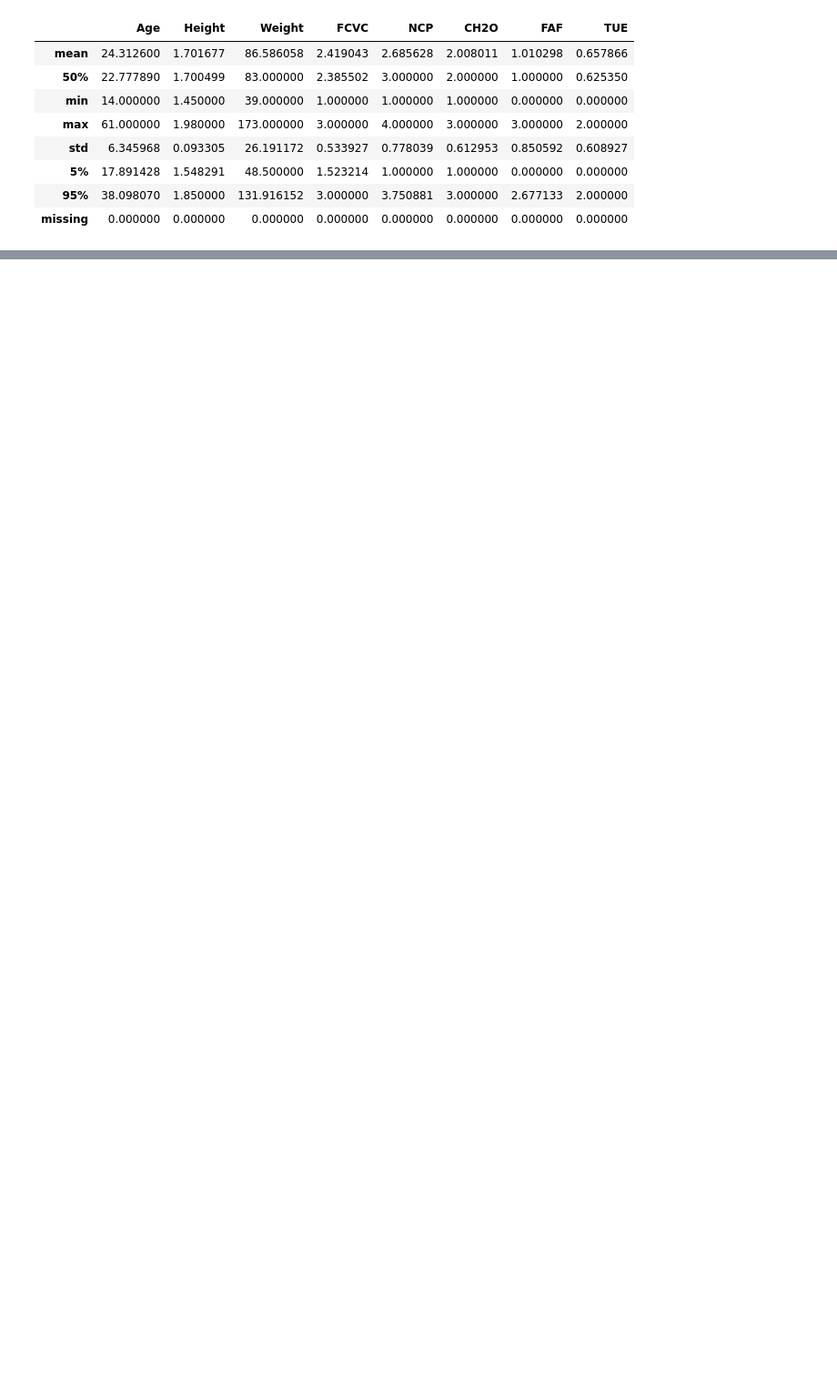
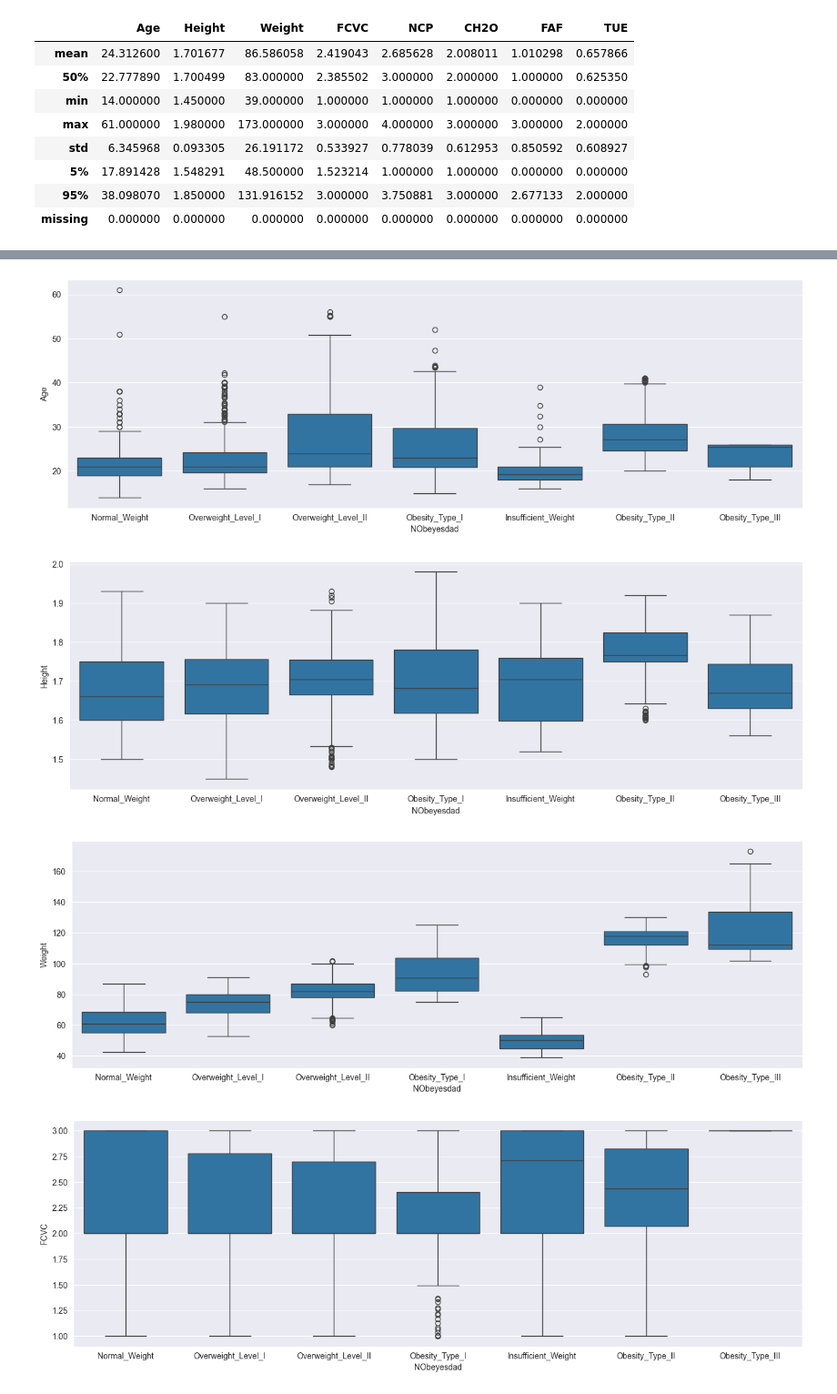
Before and after one commit to DawidWyskwarski/MSID-projekt, a Jupyter notebook: data_analysis_notebook.ipynb, the cells around one changed output, grey strips where cells are left out. Shown at 91% size. Drawn from its saved outputs; the diff is of its cells as text; code cells hidden in the pictures; blank space fills up the shorter version.

```diff
--- a/data_analysis_notebook.ipynb
+++ b/data_analysis_notebook.ipynb
@@ -2,7 +2,7 @@
 import pandas as pd
 from pandas.core.interchange.dataframe_protocol import DataFrame
 
-df = pd.read_csv("ObesityDataSet_raw_and_data_sinthetic.csv")
+df = pd.read_csv("data/ObesityDataSet_raw_and_data_sinthetic.csv")
 df
 # %% [output]
 |  | Gender | Age | Height | Weight | family_history_with_overweight | FAVC | FCVC | NCP | CAEC | SMOKE | ... |
@@ -68,0 +73,13 @@ cat_summary
+# %%
+import seaborn as sns
+import matplotlib.pyplot as plt
+
+for col in numerical:
+    plt.figure(figsize=(16,5))
+    sns.boxplot(x='NObeyesdad',y=col,data=df)
+    plt.show()
+# %% [output]
+[figure, added]
+[figure, added]
+[figure, added]
+[figure, added]
```
Also changed, not shown: parts of 5 cells of this notebook, 4 other files.
